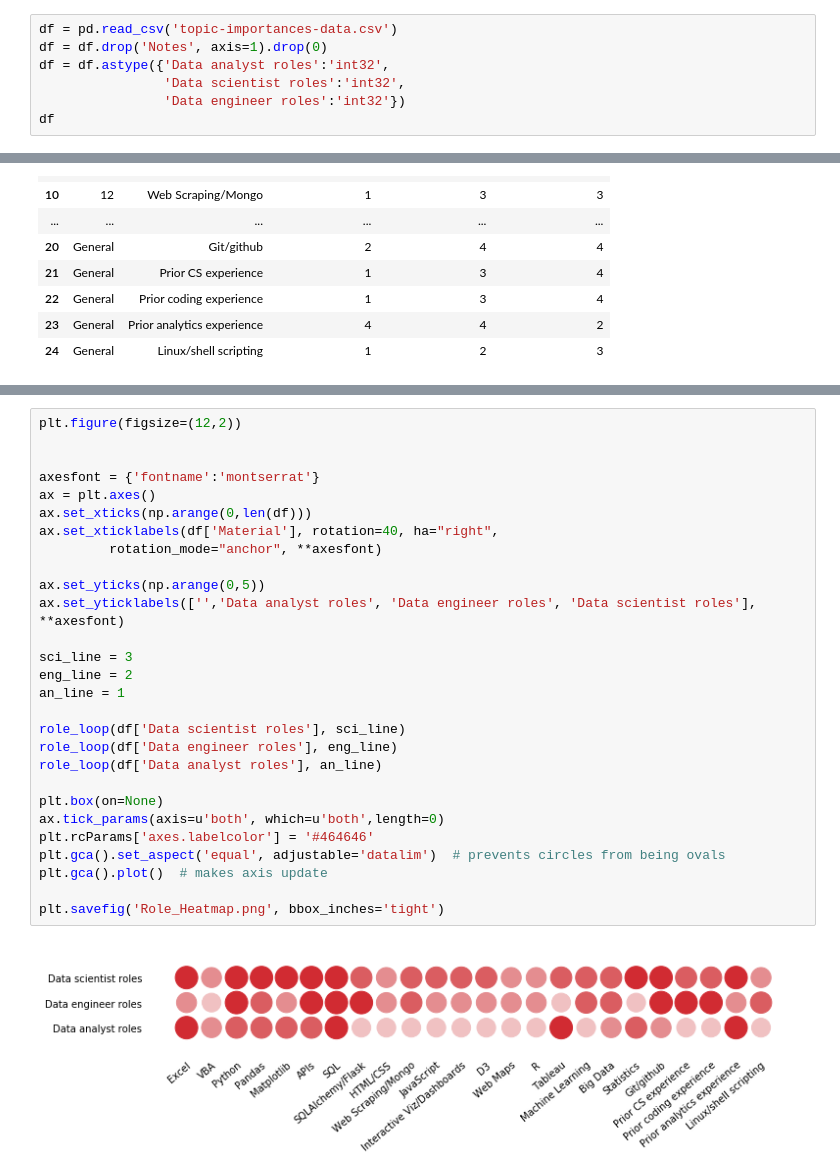
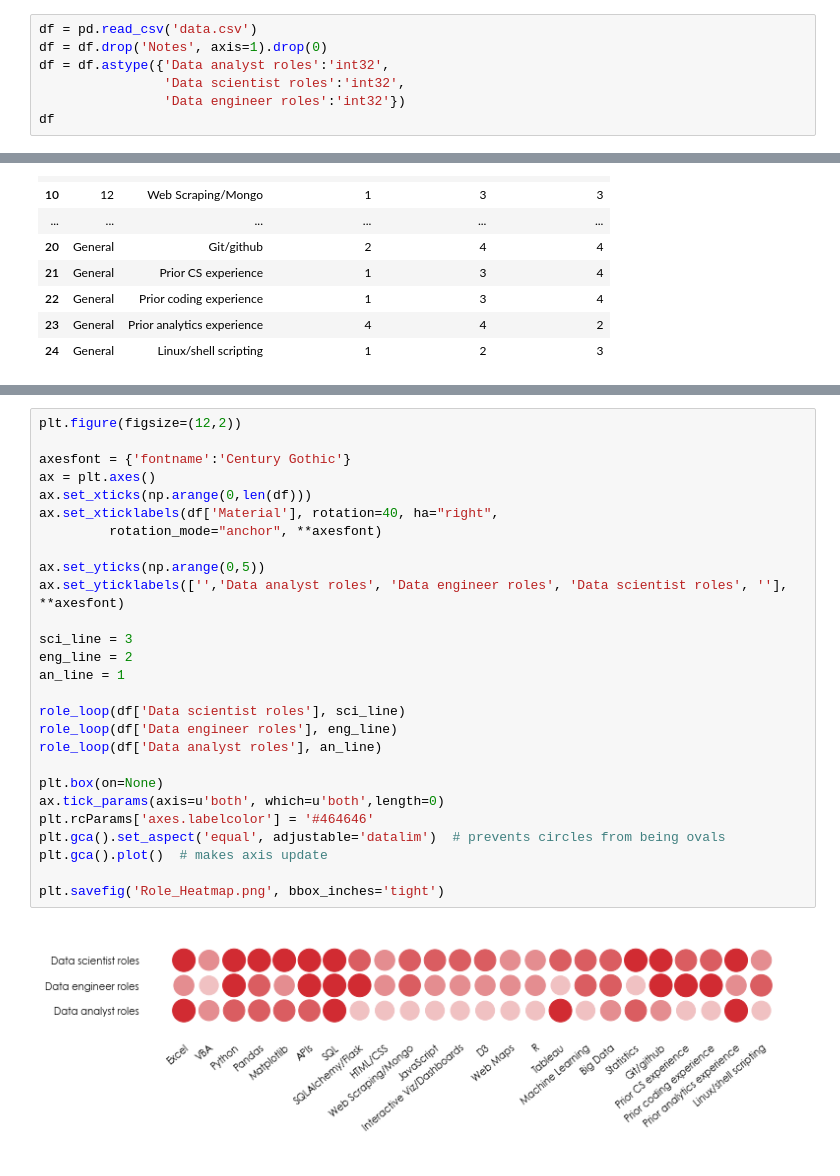
Before and after one commit to ilyaaltshteyn/pretend_project, a Jupyter notebook: class-topics-viz/vizzy.ipynb, the cells around one changed output, grey strips where cells are left out. Cells and saved outputs as stored; diff of their text form.

```diff
--- a/class-topics-viz/vizzy.ipynb
+++ b/class-topics-viz/vizzy.ipynb
@@ -6,7 +6,7 @@ import matplotlib.patches as mpatches
 import matplotlib.pyplot as plt
 import matplotlib.font_manager
 # %%
-df = pd.read_csv('topic-importances-data.csv')
+df = pd.read_csv('data.csv')
 df = df.drop('Notes', axis=1).drop(0)
 df = df.astype({'Data analyst roles':'int32',
                 'Data scientist roles':'int32',
@@ -52,30 +50,29 @@ def role_loop(role, line):
 # %%
 plt.figure(figsize=(12,2))
 
-
-axesfont = {'fontname':'montserrat'}
+axesfont = {'fontname':'Century Gothic'}
 ax = plt.axes()
 ax.set_xticks(np.arange(0,len(df)))
 ax.set_xticklabels(df['Material'], rotation=40, ha="right",
          rotation_mode="anchor", **axesfont)
 
 ax.set_yticks(np.arange(0,5))
-ax.set_yticklabels(['','Data analyst roles', 'Data engineer roles', 'Data scientist roles'], **axesfont)
+ax.set_yticklabels(['','Data analyst roles', 'Data engineer roles', 'Data scientist roles', ''], **axesfont)
 
 sci_line = 3
 eng_line = 2
 an_line = 1
 
 role_loop(df['Data scientist roles'], sci_line)
 role_loop(df['Data engineer roles'], eng_line)
 role_loop(df['Data analyst roles'], an_line)
 
 plt.box(on=None)
 ax.tick_params(axis=u'both', which=u'both',length=0)
 plt.rcParams['axes.labelcolor'] = '#464646'
 plt.gca().set_aspect('equal', adjustable='datalim')  # prevents circles from being ovals
 plt.gca().plot()  # makes axis update
 
 plt.savefig('Role_Heatmap.png', bbox_inches='tight')
 # %% [output]
-[figure, old version]
+[figure, new version]
```
Also changed, not shown: parts of 1 cell of this notebook, 4 other files.
